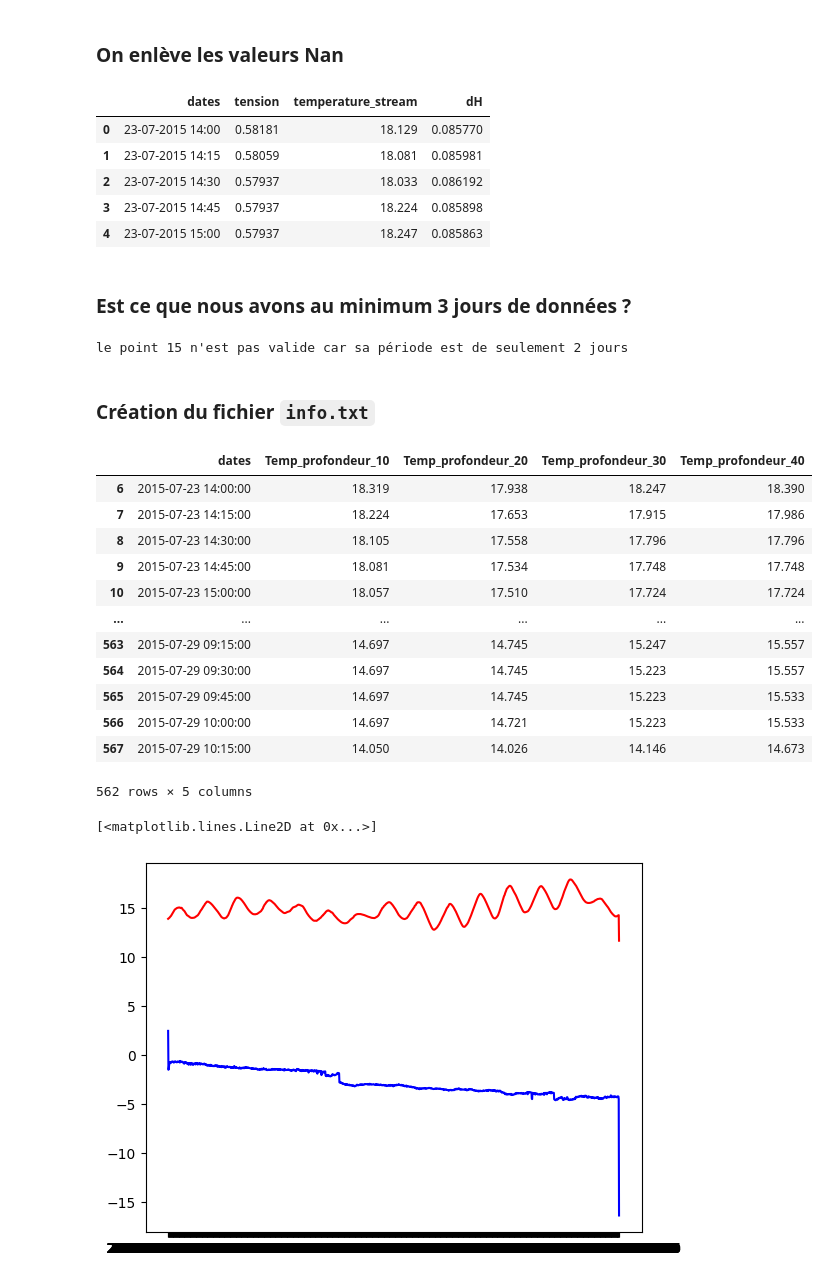
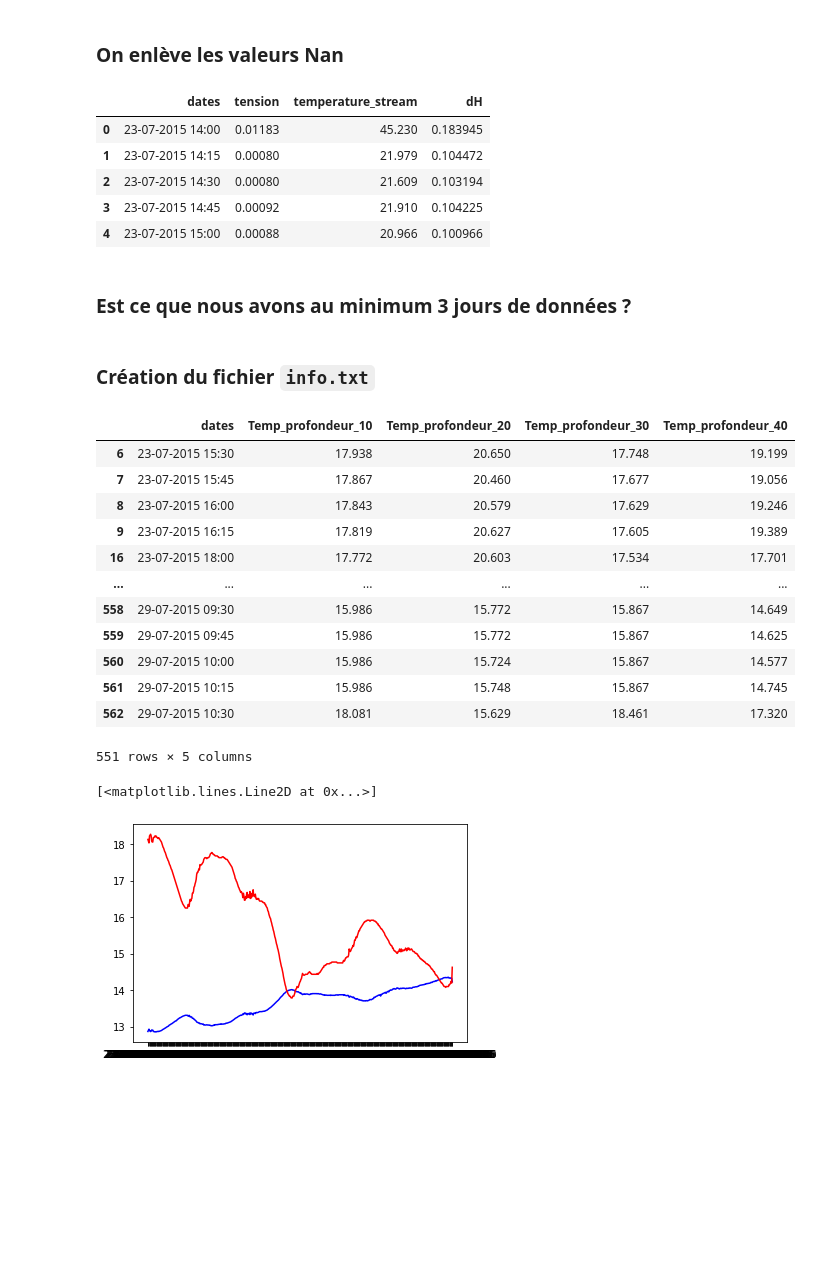
Before and after one commit to Lauredesorgues/MOLONARI_projet_3-, a Jupyter notebook: traitement_data_molonari_12-10_Francisco_mod.ipynb, the cells around one changed output. Cells and saved outputs as stored; diff of their text form; code cells hidden in the pictures; blank space fills up the shorter version.

Commit message:
data en dictionnaire dans fichier de Francisco

```diff
--- a/traitement_data_molonari_12-10_Francisco_mod.ipynb
+++ b/traitement_data_molonari_12-10_Francisco_mod.ipynb
@@ -47,7 +47,7 @@ def read_csv (chemin_fichier):
     return data_frame
 # %%
 # on crée un dictionnaire avec toutes les informations pour chaque point et on met les dictionnaires dans une liste
-data = []
+data = {}
 for x in nomPoints :
     dico = {}
     # le numéro
@@ -93,5 +93,5 @@ for x in nomPoints :
                     dico['dU/dH'] = float(l[6:-2])
                 if l.startswith('dU/dT') :
                     dico['dU/dT'] = float(l[6:-2])
-    data.append(dico)
+    data[dico['numero']] = dico
 # %%
@@ -132,14 +131,14 @@ data[0]
 # %% [markdown]
 ### Est ce que nous avons les données de l'étalonnage du capteur ?
 # %%
-for x in data :
+for x in data.values()  :
     if not 'intercept' in x.keys() :
         print('le point '+ x['numero'] + ' n\'a pas d\'étalonnage, il n\'est pas valide')
         data.remove(x)
 # %% [markdown]
 ### Est ce que nous avons des données pour le capteur de pression ?
 # %%
-for x in data :
+for x in data.values() :
     if x['pression'].empty :
         print('le point '+ x['numero'] + ' n\'a pas de données de pression, il n\'est pas valide')
         data.remove(x)
@@ -233,12 +232,12 @@ for x in data:
 #    point['pression']['dates'] = pd.to_datetime(point['pression']['dates'], format='mixed')
 #    point['temperature']['dates'] = pd.to_datetime(point['temperature']['dates'], format='mixed')
 # %%
-data[0]['pression'].head(5)
+data['14']['pression'].head(5)
 # %% [output]
 |  | dates | tension | temperature_stream | dH |
-| 0 | 23-07-2015 14:00 | 0.58181 | 18.129 | 0.085770 |
-| 1 | 23-07-2015 14:15 | 0.58059 | 18.081 | 0.085981 |
-| 2 | 23-07-2015 14:30 | 0.57937 | 18.033 | 0.086192 |
-| 3 | 23-07-2015 14:45 | 0.57937 | 18.224 | 0.085898 |
-| 4 | 23-07-2015 15:00 | 0.57937 | 18.247 | 0.085863 |
+| 0 | 23-07-2015 14:00 | 0.01183 | 45.230 | 0.183945 |
+| 1 | 23-07-2015 14:15 | 0.00080 | 21.979 | 0.104472 |
+| 2 | 23-07-2015 14:30 | 0.00080 | 21.609 | 0.103194 |
+| 3 | 23-07-2015 14:45 | 0.00092 | 21.910 | 0.104225 |
+| 4 | 23-07-2015 15:00 | 0.00088 | 20.966 | 0.100966 |
 # %%
@@ -284,12 +283,10 @@ for x in data :
 # %% [markdown]
 ### Est ce que nous avons au minimum 3 jours de données ?
 # %%
-for x in data :
+for x in data.values() :
     if x['periode'].days <= 3 :
         print('le point ' + x['numero'] + ' n\'est pas valide car sa période est de seulement ' + str(x['periode'])[0] +' jours')
-        data.remove(x)
+        #del data[x['numero']]
-# %% [output]
-le point 15 n'est pas valide car sa période est de seulement 2 jours
 # %% [markdown]
 ### Création du fichier `info.txt`
 # %%
@@ -307,28 +304,28 @@ for x in data :
         fichier.write('Delta_h,' + '\n')
         fichier.write('Periode,' + str(x['periode']) + '\n')
 # %%
-data[0]['temperature2']
+data['14']['temperature2']
 # %% [output]
 |  | dates | Temp_profondeur_10 | Temp_profondeur_20 | Temp_profondeur_30 | Temp_profondeur_40 |
-| 6 | 2015-07-23 14:00:00 | 18.319 | 17.938 | 18.247 | 18.390 |
-| 7 | 2015-07-23 14:15:00 | 18.224 | 17.653 | 17.915 | 17.986 |
-| 8 | 2015-07-23 14:30:00 | 18.105 | 17.558 | 17.796 | 17.796 |
-| 9 | 2015-07-23 14:45:00 | 18.081 | 17.534 | 17.748 | 17.748 |
-| 10 | 2015-07-23 15:00:00 | 18.057 | 17.510 | 17.724 | 17.724 |
+| 6 | 23-07-2015 15:30 | 17.938 | 20.650 | 17.748 | 19.199 |
+| 7 | 23-07-2015 15:45 | 17.867 | 20.460 | 17.677 | 19.056 |
+| 8 | 23-07-2015 16:00 | 17.843 | 20.579 | 17.629 | 19.246 |
+| 9 | 23-07-2015 16:15 | 17.819 | 20.627 | 17.605 | 19.389 |
+| 16 | 23-07-2015 18:00 | 17.772 | 20.603 | 17.534 | 17.701 |
 | ... | ... | ... | ... | ... | ... |
-| 563 | 2015-07-29 09:15:00 | 14.697 | 14.745 | 15.247 | 15.557 |
-| 564 | 2015-07-29 09:30:00 | 14.697 | 14.745 | 15.223 | 15.557 |
-| 565 | 2015-07-29 09:45:00 | 14.697 | 14.745 | 15.223 | 15.533 |
-| 566 | 2015-07-29 10:00:00 | 14.697 | 14.721 | 15.223 | 15.533 |
-| 567 | 2015-07-29 10:15:00 | 14.050 | 14.026 | 14.146 | 14.673 |
+| 558 | 29-07-2015 09:30 | 15.986 | 15.772 | 15.867 | 14.649 |
+| 559 | 29-07-2015 09:45 | 15.986 | 15.772 | 15.867 | 14.625 |
+| 560 | 29-07-2015 10:00 | 15.986 | 15.724 | 15.867 | 14.577 |
+| 561 | 29-07-2015 10:15 | 15.986 | 15.748 | 15.867 | 14.745 |
+| 562 | 29-07-2015 10:30 | 18.081 | 15.629 | 18.461 | 17.320 |
-562 rows × 5 columns
+551 rows × 5 columns
 # %%
-i = 2
+i = '13'
 plt.plot(data[i]['pression2']['dates'], data[i]['pression2']['dH']*150, color = 'blue')
 plt.plot(data[i]['pression2']['dates'], data[i]['pression2']['temperature_stream'], color = 'red')
 # %% [output]
 [<matplotlib.lines.Line2D at 0x...>]
-[figure, old version]
+[figure, new version]
 # %%
 data[i]['pression']['dates'].is_monotonic_increasing
 # %% [output]
```
Also changed, not shown: parts of 22 cells of this notebook.
